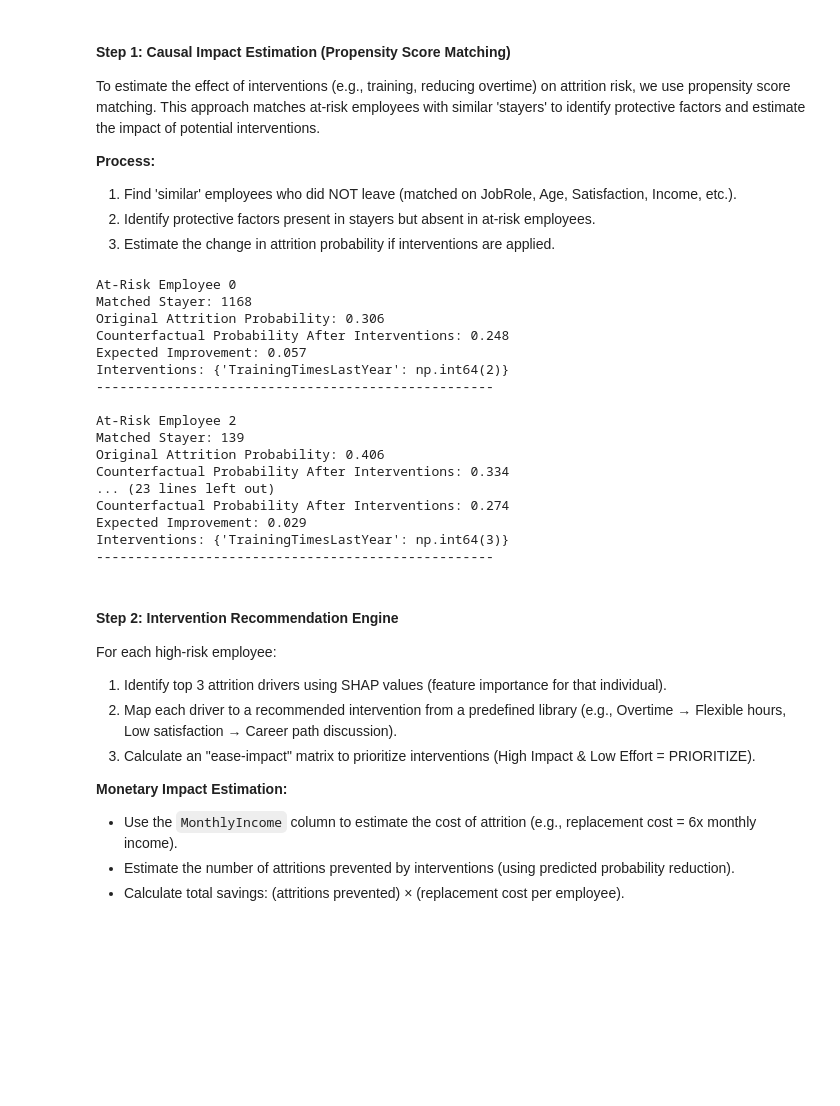
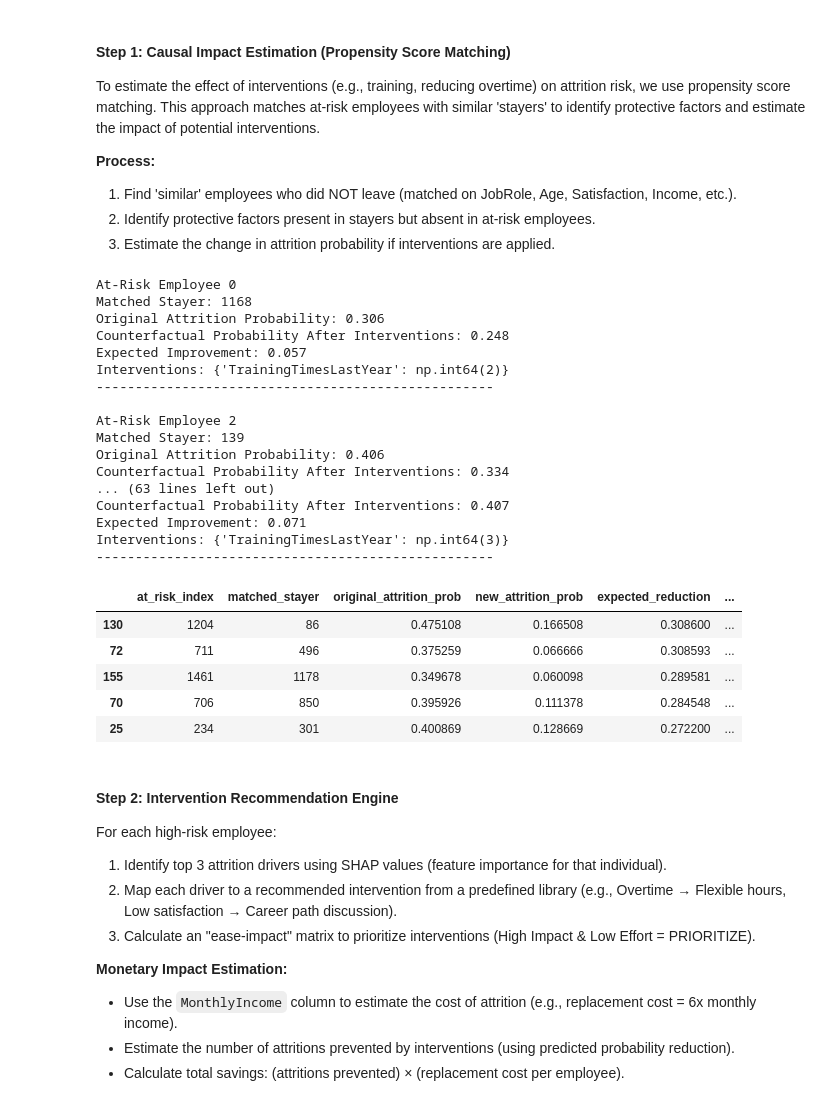
Before and after one commit to Matshiselan/HR-Employee-Attrition-Modeling, a Jupyter notebook: notebooks/hr_attrition_analysis.ipynb, the cells around one changed output. Cells and saved outputs as stored; diff of their text form; code cells hidden in the pictures; blank space fills up the shorter version.

```diff
--- a/notebooks/hr_attrition_analysis.ipynb
+++ b/notebooks/hr_attrition_analysis.ipynb
@@ -743,11 +742,11 @@ To estimate the effect of interventions (e.g., training, reducing overtime) on a
 2. Identify protective factors present in stayers but absent in at-risk employees.
 3. Estimate the change in attrition probability if interventions are applied.
 # %%
-import pandas as pd
-import numpy as np
 from sklearn.linear_model import LogisticRegression
 from sklearn.preprocessing import StandardScaler
 from sklearn.neighbors import NearestNeighbors
+warnings.filterwarnings('ignore')
+
 
 #############################################
 # 1. FEATURE PREPARATION
@@ -872,7 +871,7 @@ for i, idx_at_risk in enumerate(at_risk.index):
 # 6. VIEW RESULTS
 #############################################
 
-for rec in recommendations[:5]:
+for rec in recommendations[:10]:
     print(f"\nAt-Risk Employee {rec['at_risk_index']}")
     print(f"Matched Stayer: {rec['matched_stayer']}")
     print(f"Original Attrition Probability: {rec['original_attrition_prob']:.3f}")
@@ -893,11 +892,26 @@ At-Risk Employee 2
 Matched Stayer: 139
 Original Attrition Probability: 0.406
 Counterfactual Probability After Interventions: 0.334
-... (23 lines left out)
-Counterfactual Probability After Interventions: 0.274
-Expected Improvement: 0.029
+... (63 lines left out)
+Counterfactual Probability After Interventions: 0.407
+Expected Improvement: 0.071
 Interventions: {'TrainingTimesLastYear': np.int64(3)}
 ---------------------------------------------------
+# %%
+import pandas as pd
+
+# Convert recommendations to DataFrame for tabular view
+recommendations_df = pd.DataFrame(recommendations)
+# sorting by expected reduction
+recommendations_df = recommendations_df.sort_values(by='expected_reduction', ascending=False)
+recommendations_df.head()
+# %% [output]
+|  | at_risk_index | matched_stayer | original_attrition_prob | new_attrition_prob | expected_reduction | ... |
+| 130 | 1204 | 86 | 0.475108 | 0.166508 | 0.308600 | ... |
+| 72 | 711 | 496 | 0.375259 | 0.066666 | 0.308593 | ... |
+| 155 | 1461 | 1178 | 0.349678 | 0.060098 | 0.289581 | ... |
+| 70 | 706 | 850 | 0.395926 | 0.111378 | 0.284548 | ... |
+| 25 | 234 | 301 | 0.400869 | 0.128669 | 0.272200 | ... |
 # %% [markdown]
 #### Step 2: Intervention Recommendation Engine
 
```
Also changed, not shown: parts of 6 cells of this notebook, 1 other file.
